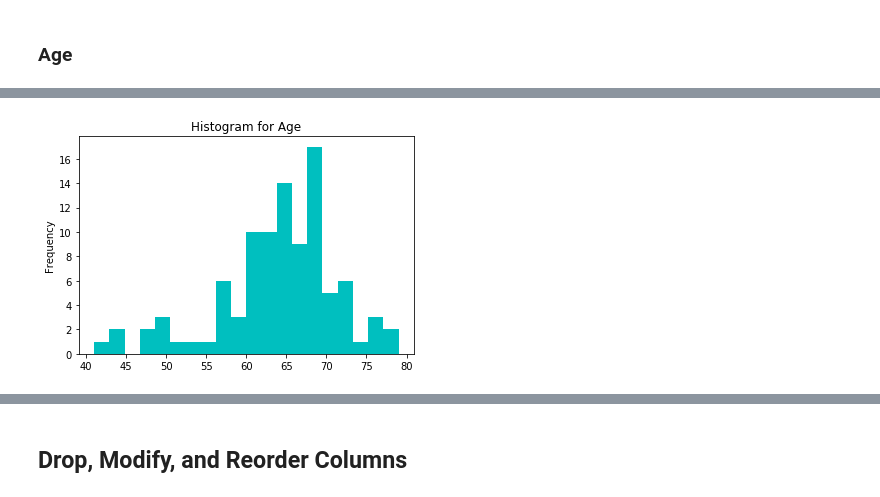
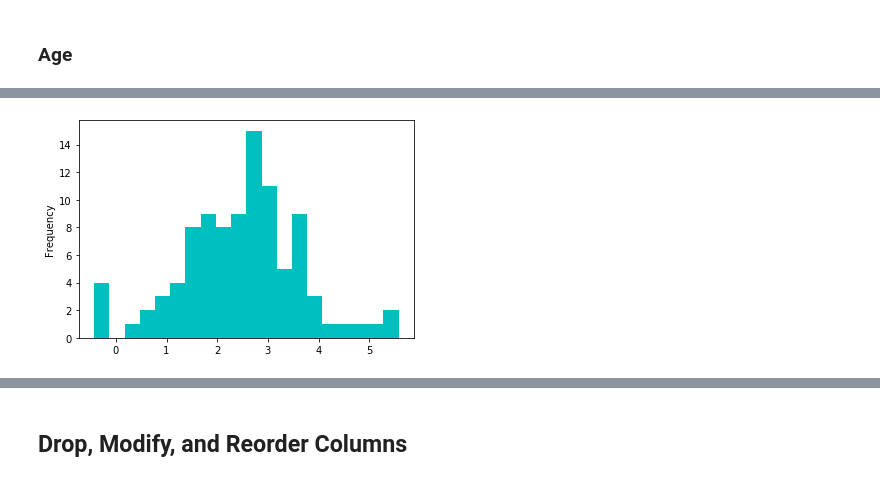
Before and after one commit to josiwala/prostate-cancer, a Jupyter notebook: notebooks/2.0-jo-data-exploration.ipynb, the cells around one changed output, grey strips where cells are left out. Saved outputs shown, nothing was run; the diff lists cells and outputs as text; code cells hidden in the pictures.

Commit message:
data transformations and final model improvements

```diff
--- a/notebooks/2.0-jo-data-exploration.ipynb
+++ b/notebooks/2.0-jo-data-exploration.ipynb
@@ -245,5 +299,8 @@ The skewness of Y_HighGradeCancer is: 1.4
+# %%
+# try transformations to reduce skewness
+log_PSALevel = np.log(df.PSALevel)
 # %%
-# use histogram to understand the distribution
-df.Age.plot(kind='hist', title='Histogram for Age', bins=20, color='c');
+# histogram of log CancerVol
+log_PSALevel.plot(kind='hist', bins=20, color='c');
 # %% [output]
-[figure, old version]
+[figure, new version]
```
Also changed, not shown: parts of 48 cells of this notebook, 3 other files.
